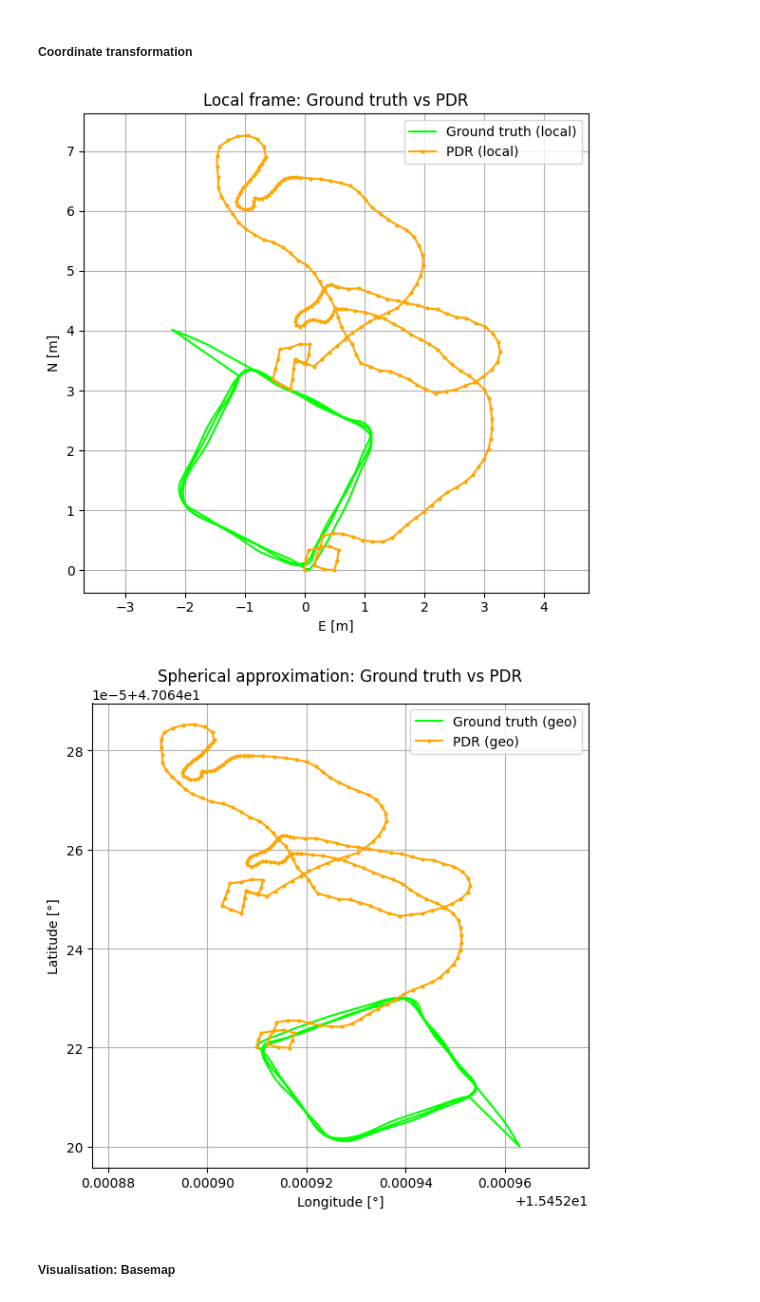
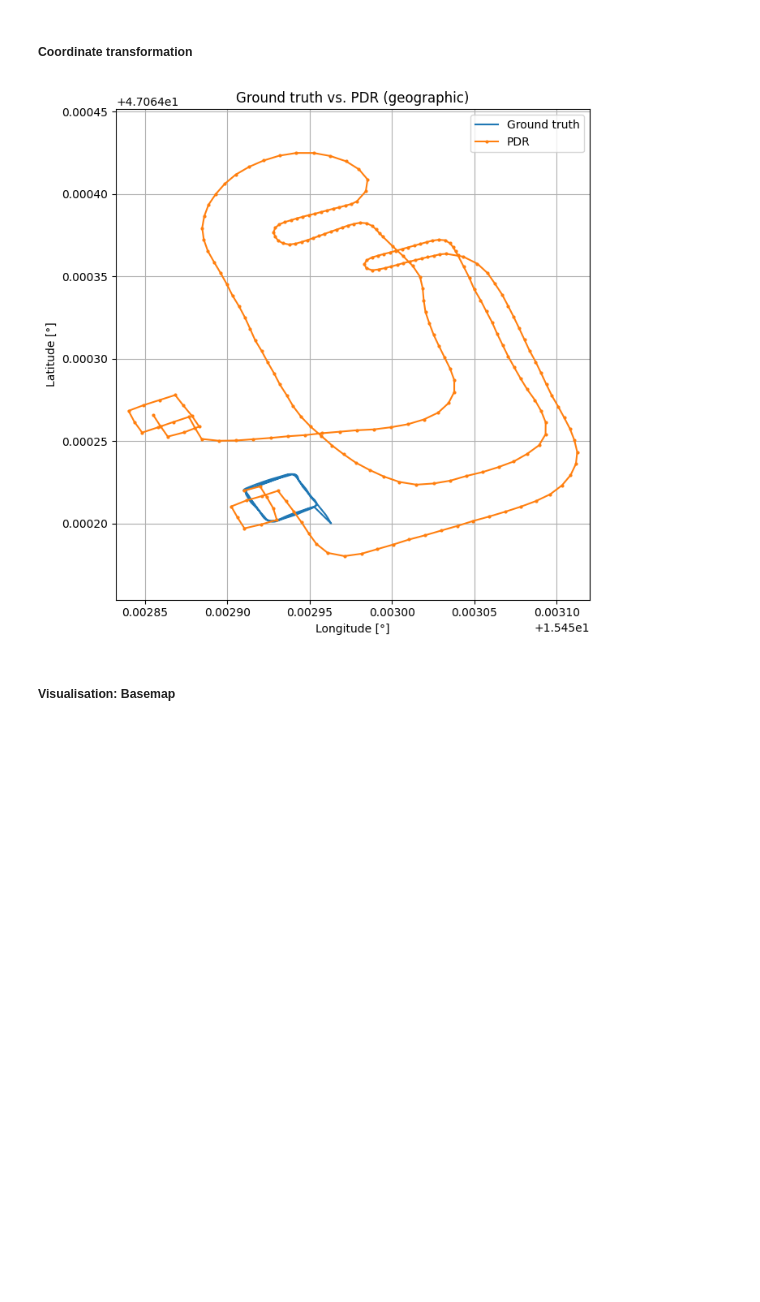
Before and after one commit to bernadettesophia/Navi_Lab02_WS25, a Jupyter notebook: lab02_ws2025_26_GROUPB_KAKUSKA_OETTL.ipynb, the cells around one changed output. Saved outputs shown, nothing was run; the diff lists cells and outputs as text; code cells hidden in the pictures; blank space fills up the shorter version.

```diff
--- a/lab02_ws2025_26_GROUPB_KAKUSKA_OETTL.ipynb
+++ b/lab02_ws2025_26_GROUPB_KAKUSKA_OETTL.ipynb
@@ -492,0 +336,16 @@ Total trajectory length: 154.80 m
+# %%
+# Compute total acceleration magnitude
+acc_data['acc_norm'] = np.sqrt(acc_data['acc_x']**2 +
+                               acc_data['acc_y']**2 +
+                               acc_data['acc_z']**2)
+
+# Bandpass filter and smooth for peak detection
+b, a = butter(2, [0.7/(0.5*fs), 3/(0.5*fs)], btype='band')
+acc_filt = filtfilt(b, a, acc_data['acc_norm'])
+acc_smooth = savgol_filter(acc_filt, window_length=int(0.5*fs)|1, polyorder=2)  # smooth signal for peak detection
+
+# Step detection
+threshold = np.mean(acc_smooth) + 0.5  # simple threshold for step peaks
+peaks, _ = find_peaks(acc_smooth, height=threshold, distance=0.4*fs)  # detect peaks with minimum step interval
+step_times = acc_data['t'].iloc[peaks].values
+step_lengths = np.full(len(step_times)-1, 0.8)  # default step length for normal walking
@@ -624,46 +527,50 @@ Gesamtlänge PDR: 154.79999999999998 m
 # %%
 ##### Coordinate transformation: local (N,E) -> geographic (lat, lon)
 
-# 1) Displacements pro Schritt
-dN = np.diff(N)   # [m]
-dE = np.diff(E)   # [m]
+# N, E are your final local coordinates from PDR
+# (if you use a rotated path, substitute N_rot, E_rot here)
 
-# 2) Startpunkt aus Ground Truth (in Rad)
+# 1) Displacements per step
+dN = np.diff(N)    # [m]
+dE = np.diff(E)    # [m]
+
+# 2) Start point from Ground Truth (radians)
 lat0 = np.deg2rad(grtr_data["latitude"].iloc[0])
 lon0 = np.deg2rad(grtr_data["longitude"].iloc[0])
 
-R = 6378137.0  # Erdradius [m]
+R = 6378137.0      # Earth radius [m]
 
 lat = [lat0]
 lon = [lon0]
 
 for dn, de in zip(dN, dE):
-    dphi = dn / R                     # dφ = dN / R
-    dlam = de / (R * np.cos(lat[-1])) # dλ = dE / (R*cosφ)
+    dphi = dn / R                       # dφ = dN / R
+    dlam = de / (R * np.cos(lat[-1]))   # dλ = dE / (R * cosφ_current)
     lat.append(lat[-1] + dphi)
     lon.append(lon[-1] + dlam)
 
 lat = np.array(lat)
 lon = np.array(lon)
 
 lat_deg = np.rad2deg(lat)
 lon_deg = np.rad2deg(lon)
 
-# 3) Plot in geografischen Koordinaten
-plt.figure(figsize=(4,4))
-plt.plot(grtr_data["x"], grtr_data["y"], label="Ground truth")
-plt.plot(E, N, "-o", markersize=2, label="PDR")
-plt.xlabel("x / E [m]")
-plt.ylabel("y / N [m]")
+# 3) Plot BOTH in geographic coordinates
+plt.figure(figsize=(7,7))
+plt.plot(grtr_data["longitude"], grtr_data["latitude"],
+         label="Ground truth", color="C0")
+plt.plot(lon_deg, lat_deg,
+         "-o", markersize=2, label="PDR", color="C1")
+plt.xlabel("Longitude [°]")
+plt.ylabel("Latitude [°]")
 plt.axis("equal")
 plt.grid(True)
 plt.legend()
-plt.title("Ground truth vs. PDR (local frame)")
+plt.title("Ground truth vs. PDR (geographic)")
 plt.tight_layout()
 plt.show()
 # %% [output]
-[figure, old version]
+[figure, new version]
-[figure, removed]
 # %% [markdown]
 ##### Visualisation: Basemap
 # %%
```
Also changed, not shown: parts of 33 cells of this notebook, 3 other files.
